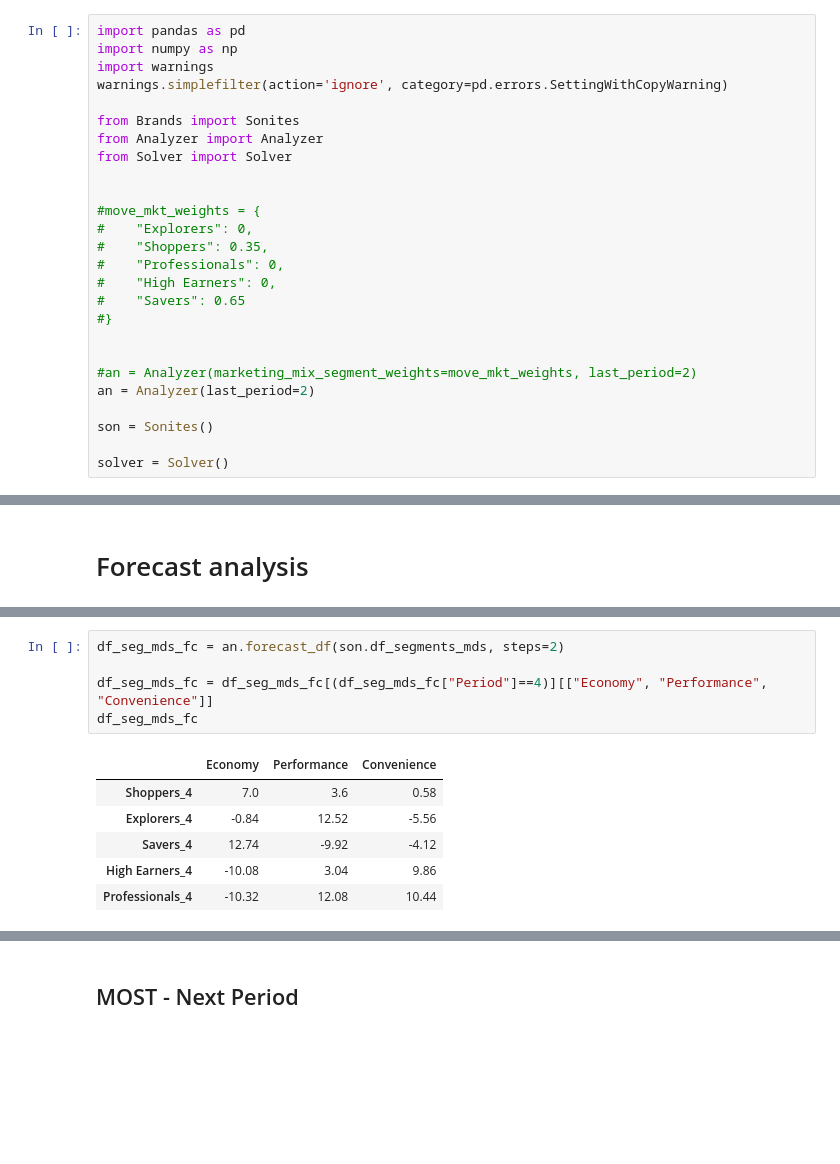
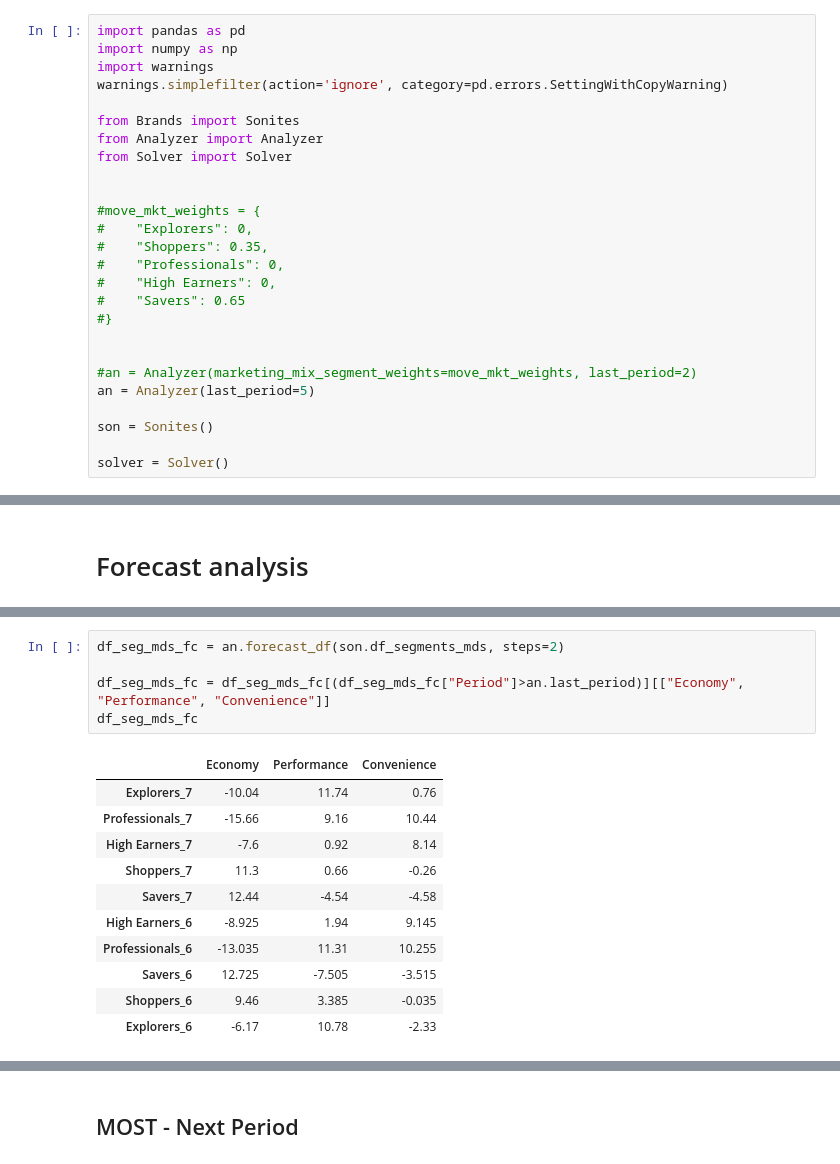
Before and after one commit to FedericoCortesi/Markstrat, a Jupyter notebook: main.ipynb, the cells around one changed output, grey strips where cells are left out. Saved outputs shown, nothing was run; the diff lists cells and outputs as text; blank space fills up the shorter version.

```diff
--- a/main.ipynb
+++ b/main.ipynb
@@ -60,7 +60,7 @@ from Solver import Solver
 
 
 #an = Analyzer(marketing_mix_segment_weights=move_mkt_weights, last_period=2)
-an = Analyzer(last_period=2)
+an = Analyzer(last_period=5)
 
 son = Sonites()
 
@@ -433,15 +430,20 @@ df_out_sem_fc
 # %%
 df_seg_mds_fc = an.forecast_df(son.df_segments_mds, steps=2)
 
-df_seg_mds_fc = df_seg_mds_fc[(df_seg_mds_fc["Period"]==4)][["Economy",	"Performance", "Convenience"]]
+df_seg_mds_fc = df_seg_mds_fc[(df_seg_mds_fc["Period"]>an.last_period)][["Economy",	"Performance", "Convenience"]]
 df_seg_mds_fc
 # %% [output]
 |  | Economy | Performance | Convenience |
-| Shoppers_4 | 7.0 | 3.6 | 0.58 |
-| Explorers_4 | -0.84 | 12.52 | -5.56 |
-| Savers_4 | 12.74 | -9.92 | -4.12 |
-| High Earners_4 | -10.08 | 3.04 | 9.86 |
-| Professionals_4 | -10.32 | 12.08 | 10.44 |
+| Explorers_7 | -10.04 | 11.74 | 0.76 |
+| Professionals_7 | -15.66 | 9.16 | 10.44 |
+| High Earners_7 | -7.6 | 0.92 | 8.14 |
+| Shoppers_7 | 11.3 | 0.66 | -0.26 |
+| Savers_7 | 12.44 | -4.54 | -4.58 |
+| High Earners_6 | -8.925 | 1.94 | 9.145 |
+| Professionals_6 | -13.035 | 11.31 | 10.255 |
+| Savers_6 | 12.725 | -7.505 | -3.515 |
+| Shoppers_6 | 9.46 | 3.385 | -0.035 |
+| Explorers_6 | -6.17 | 10.78 | -2.33 |
 # %%
 df_all_mds = pd.concat([df_seg_mds_fc, son.df_sonites_mds], join="inner")
 index = df_all_mds.index
```
Also changed, not shown: parts of 105 cells of this notebook, 10 other files.
